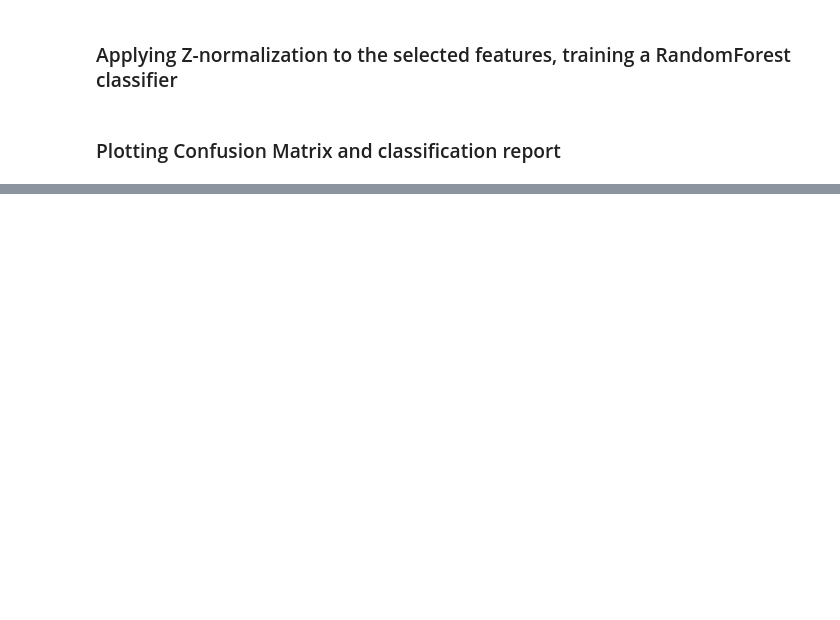
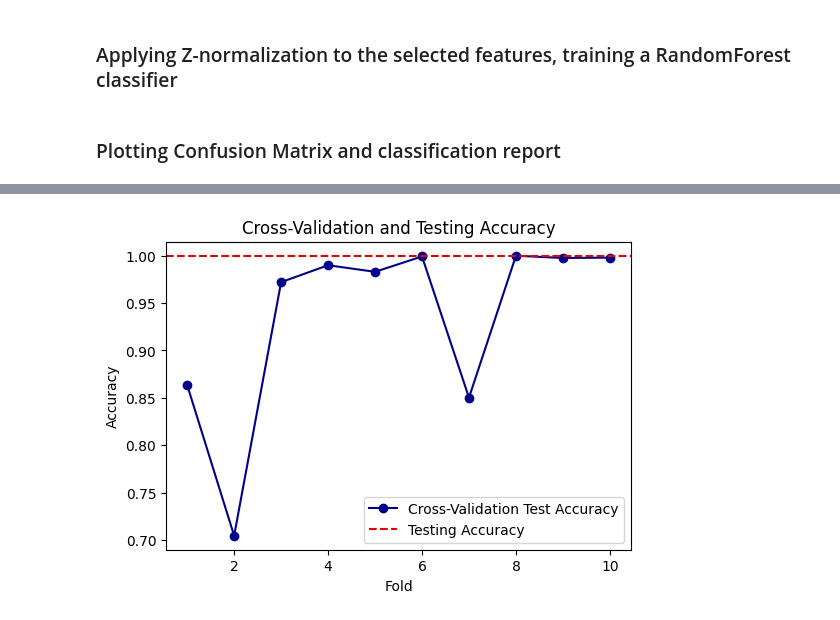
Before and after one commit to DmMeta/5G_Intrusion_detection, a Jupyter notebook: Analysis_Training/RandomForest_model1.ipynb, the cells around one changed output, grey strips where cells are left out. Saved outputs shown, nothing was run; the diff lists cells and outputs as text; code cells hidden in the pictures; blank space fills up the shorter version.

```diff
--- a/Analysis_Training/RandomForest_model1.ipynb
+++ b/Analysis_Training/RandomForest_model1.ipynb
@@ -512,0 +561,12 @@ F1 mean: [nan nan nan nan nan]
+# %%
+# Plot cross-validation test accuracy and a reference line for the testing accuracy of the model
+plt.figure(figsize=(6, 4))
+plt.plot(range(1, cv+1), scores[f'test_Accuracy'], label='Cross-Validation Test Accuracy', marker='o', color='#00008B')
+plt.axhline(accuracy_score(y_test, predictions), linestyle='--', label='Testing Accuracy', color='#E50000')
+plt.title('Cross-Validation and Testing Accuracy')
+plt.xlabel('Fold')
+plt.ylabel('Accuracy')
+plt.legend()
+plt.show()
+# %% [output]
+[figure, added]
```
Also changed, not shown: parts of 14 cells of this notebook.
